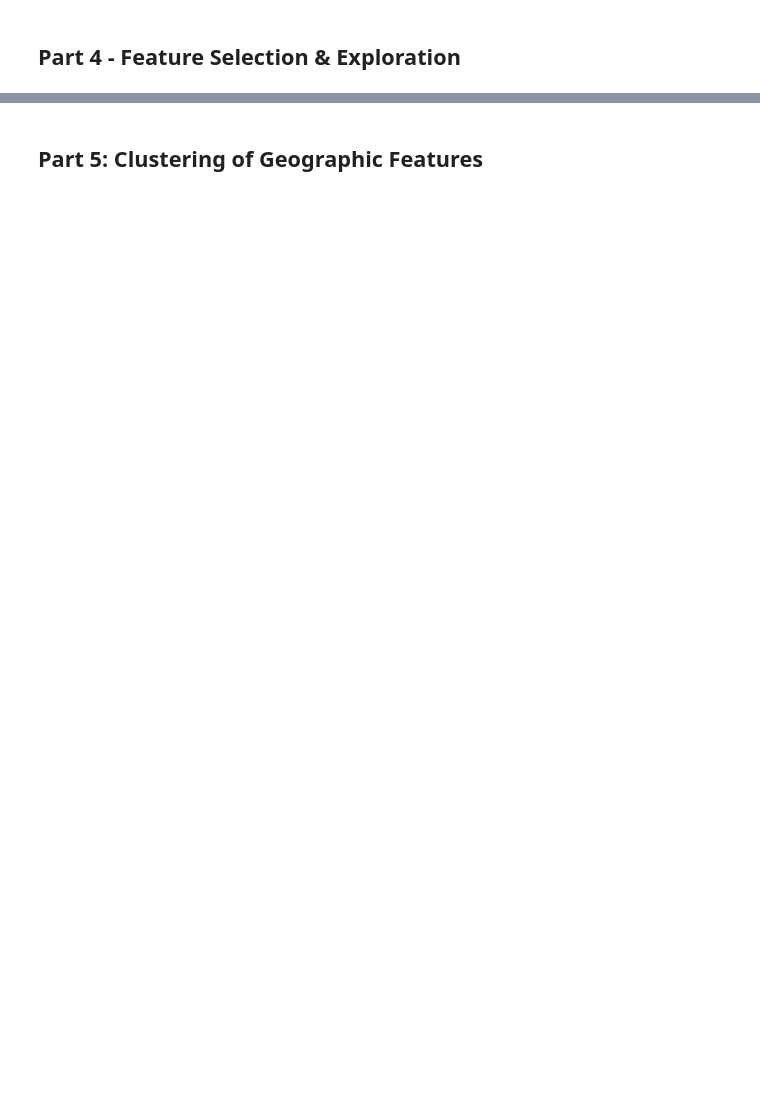
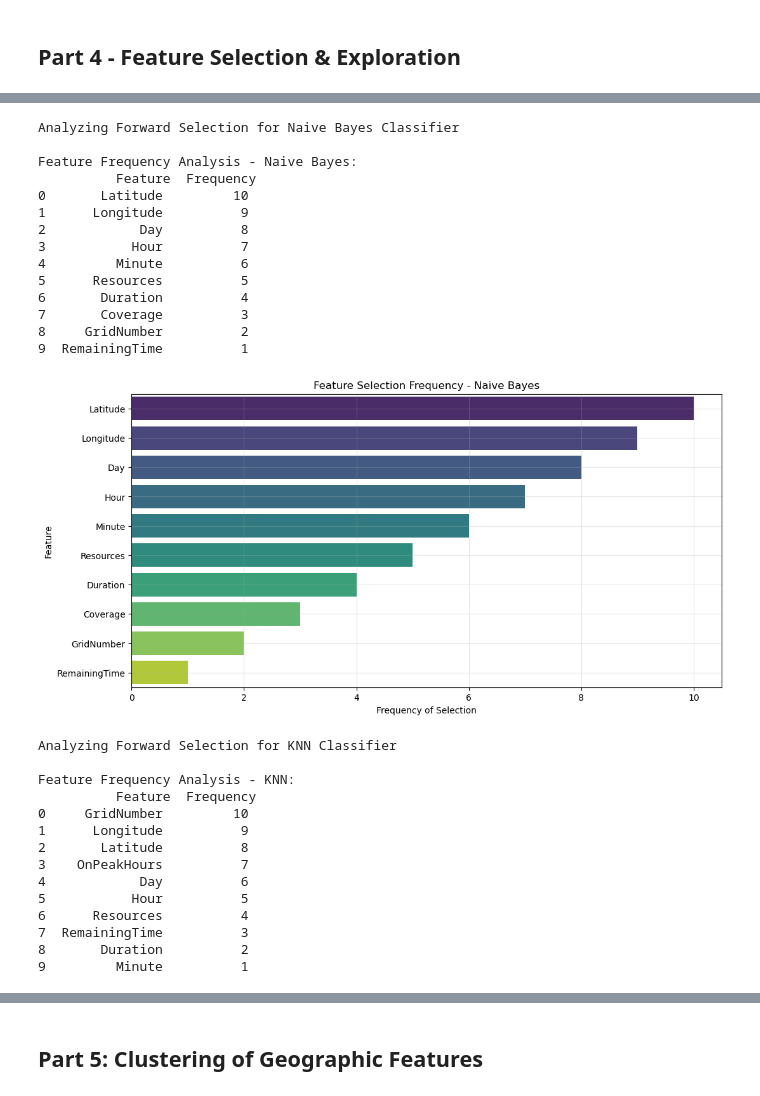
Before and after one commit to MokahalA/ELG5255_A2, a Jupyter notebook: Ahmad_Assignment2.ipynb, the cells around one changed output, grey strips where cells are left out. Drawn from its saved outputs; the diff is of its cells as text; code cells hidden in the pictures; blank space fills up the shorter version.

```diff
--- a/Ahmad_Assignment2.ipynb
+++ b/Ahmad_Assignment2.ipynb
@@ -806,0 +808,75 @@ Best performing features:
+# %%
+import pandas as pd
+import numpy as np
+import matplotlib.pyplot as plt
+import seaborn as sns
+from sklearn.feature_selection import mutual_info_classif, SequentialFeatureSelector
+from sklearn.naive_bayes import GaussianNB
+from sklearn.neighbors import KNeighborsClassifier
+from sklearn.metrics import f1_score, accuracy_score
+from sklearn.manifold import TSNE
+from sklearn.preprocessing import StandardScaler
+from collections import Counter
+
+def analyze_forward_selection(features_list, classifier_name):
+    """
+    Analyze the frequency of features selected during Sequential Forward Selection.
+    """
+    # Flatten the list of selected features and count occurrences
+    flat_features = [feature for sublist in features_list for feature in sublist]
+    feature_counts = Counter(flat_features)
+
+    # Create DataFrame to display the frequency of selected features
+    feature_freq_df = pd.DataFrame({
+        'Feature': list(feature_counts.keys()),
+        'Frequency': list(feature_counts.values())
+    }).sort_values('Frequency', ascending=False)
+
+    print(f"\nFeature Frequency Analysis - {classifier_name}:\n", feature_freq_df)
+
+    # Plot the frequency of selected features
+    plt.figure(figsize=(12, 6))
+    sns.barplot(data=feature_freq_df, x='Frequency', y='Feature', palette='viridis')
+    plt.title(f'Feature Selection Frequency - {classifier_name}')
+    plt.xlabel('Frequency of Selection')
+    plt.ylabel('Feature')
+    plt.grid(True, alpha=0.3)
+    plt.show()
+
+# Perform Forward Selection Analysis for Naive Bayes
+print("\nAnalyzing Forward Selection for Naive Bayes Classifier")
+analyze_forward_selection(nb_fs_features, "Naive Bayes")
+
+# Perform Forward Selection Analysis for KNN
+print("\nAnalyzing Forward Selection for KNN Classifier")
+analyze_forward_selection(knn_fs_features, "KNN")
+# %% [output]
+Analyzing Forward Selection for Naive Bayes Classifier
+
+Feature Frequency Analysis - Naive Bayes:
+          Feature  Frequency
+0       Latitude         10
+1      Longitude          9
+2            Day          8
+3           Hour          7
+4         Minute          6
+5      Resources          5
+6       Duration          4
+7       Coverage          3
+8     GridNumber          2
+9  RemainingTime          1
+[figure, added]
+Analyzing Forward Selection for KNN Classifier
+
+Feature Frequency Analysis - KNN:
+          Feature  Frequency
+0     GridNumber         10
+1      Longitude          9
+2       Latitude          8
+3    OnPeakHours          7
+4            Day          6
+5           Hour          5
+6      Resources          4
+7  RemainingTime          3
+8       Duration          2
+9         Minute          1
```
Also changed, not shown: parts of 14 cells of this notebook.
